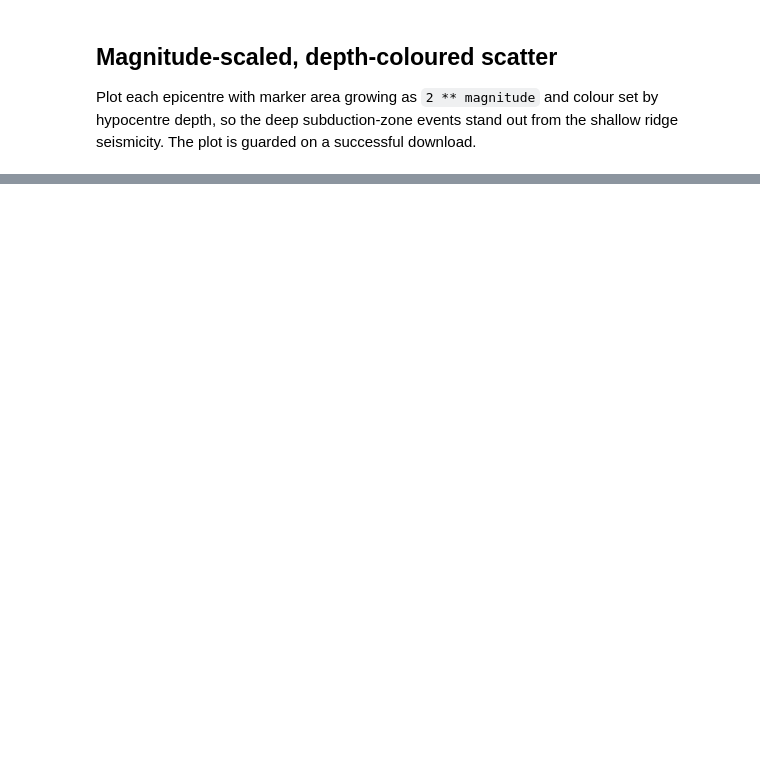
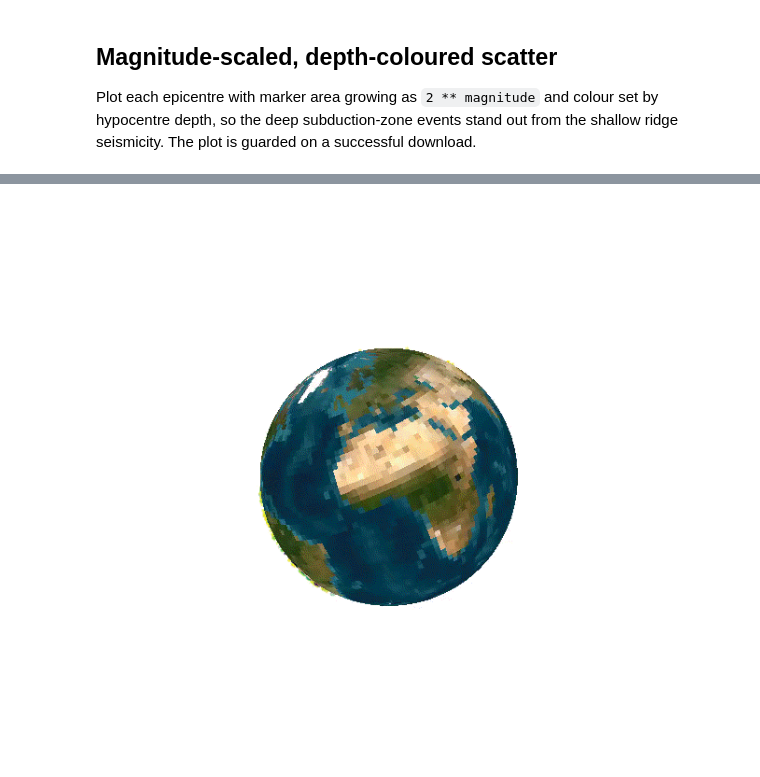
Before and after one commit to serapeum-org/earth2observe, a Jupyter notebook: docs/examples/fdsn/global_seismicity_map.ipynb, the cells around one changed output, grey strips where cells are left out. Saved outputs shown, nothing was run; the diff lists cells and outputs as text; code cells hidden in the pictures; blank space fills up the shorter version.

```diff
--- a/docs/examples/fdsn/global_seismicity_map.ipynb
+++ b/docs/examples/fdsn/global_seismicity_map.ipynb
@@ -62,0 +120,23 @@ if events is not None and len(events):
+# %%
+if events is not None and len(events):
+    globe = de.TexturedGlobe.from_provider(
+        'Esri.WorldImagery', texture_n_lon=768, texture_n_lat=384, n_lon=140, n_lat=70
+    )
+    globe.animate(n_frames=24, interval=110, figsize=(6, 6))
+    globe.points(
+        events,
+        s=2 ** events['magnitude'].to_numpy() / 6,
+        c=events['depth_km'].to_numpy(),
+        cmap='viridis_r',
+        alpha=0.85,
+        edgecolor='none',
+        zorder=6,
+    )
+    spin_mp4, spin_gif = globe.save_animation(
+        str(OUT_DIR / 'seismicity_globe.mp4'), fps=10, gif=str(OUT_DIR / 'seismicity_globe.gif')
+    )
+    globe.close()
+    plt.close('all')
+    display(Image(filename=spin_gif))
+# %% [output]
+[figure, added]
```
Also changed, not shown: parts of 6 cells of this notebook, 3 other files.
